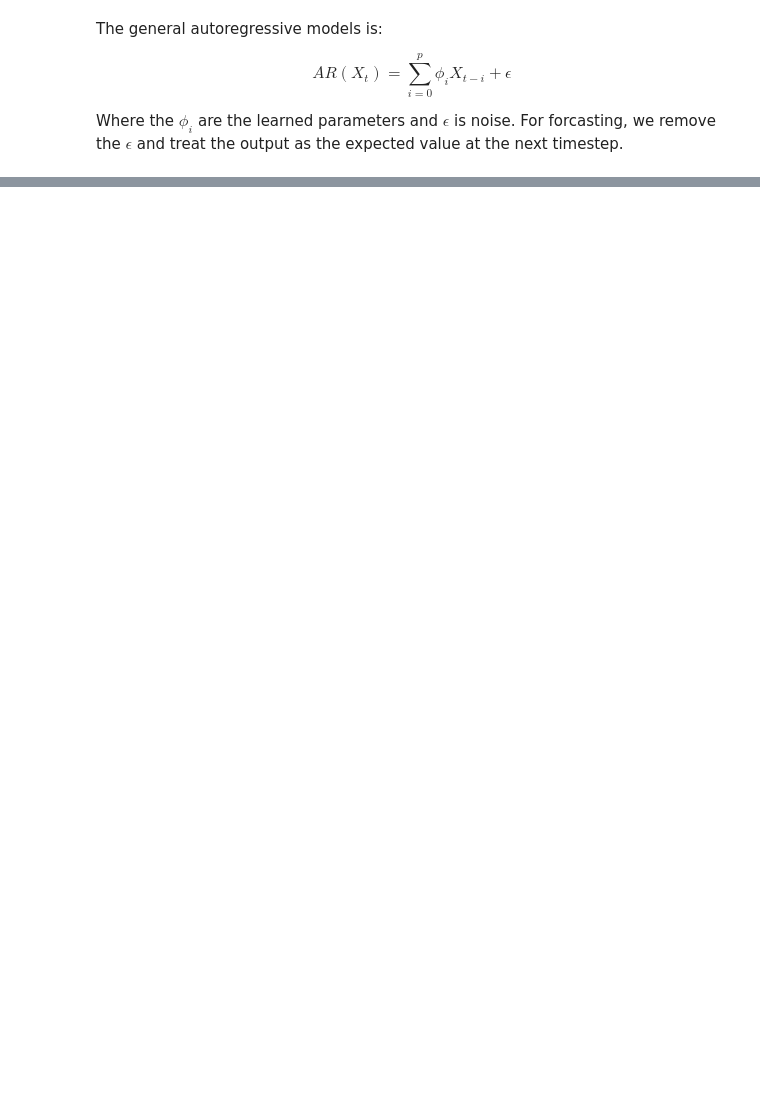
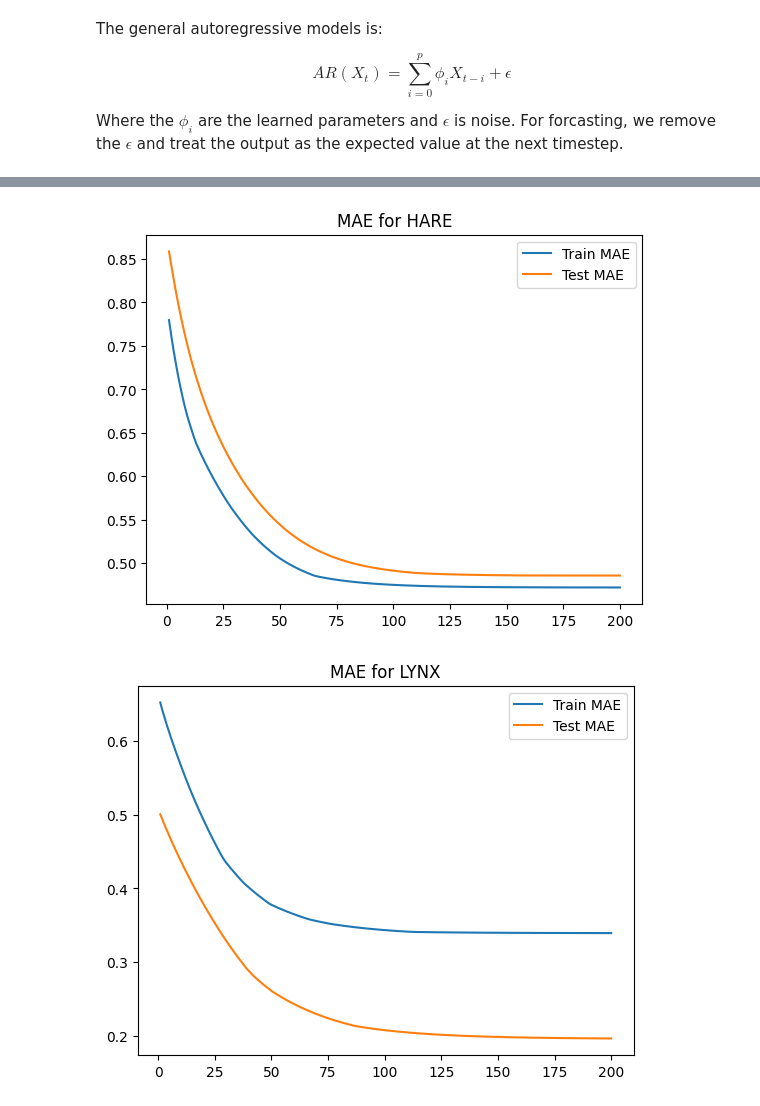
Before and after one commit to ANCP2021/ML-on-Graphs-Project, a Jupyter notebook: Models/regression/autoregressive_model.ipynb, the cells around one changed output, grey strips where cells are left out. Saved outputs shown, nothing was run; the diff lists cells and outputs as text; code cells hidden in the pictures; blank space fills up the shorter version.

```diff
--- a/Models/regression/autoregressive_model.ipynb
+++ b/Models/regression/autoregressive_model.ipynb
@@ -145,0 +207,10 @@ tensor([[0.0967, 0.0237, 0.0292, 0.1017, 0.2996]], grad_fn=<ExpBackward0>)
+# %%
+for s in species:
+    plt.plot(range(1, 201), model[s].MAE['train'], label = 'Train MAE')
+    plt.plot(range(1, 201), model[s].MAE['test'], label = 'Test MAE')
+    plt.title(f'MAE for {s}')
+    plt.legend()
+    plt.show()
+# %% [output]
+[figure, added]
+[figure, added]
```
Also changed, not shown: parts of 8 cells of this notebook, 11 other files.
